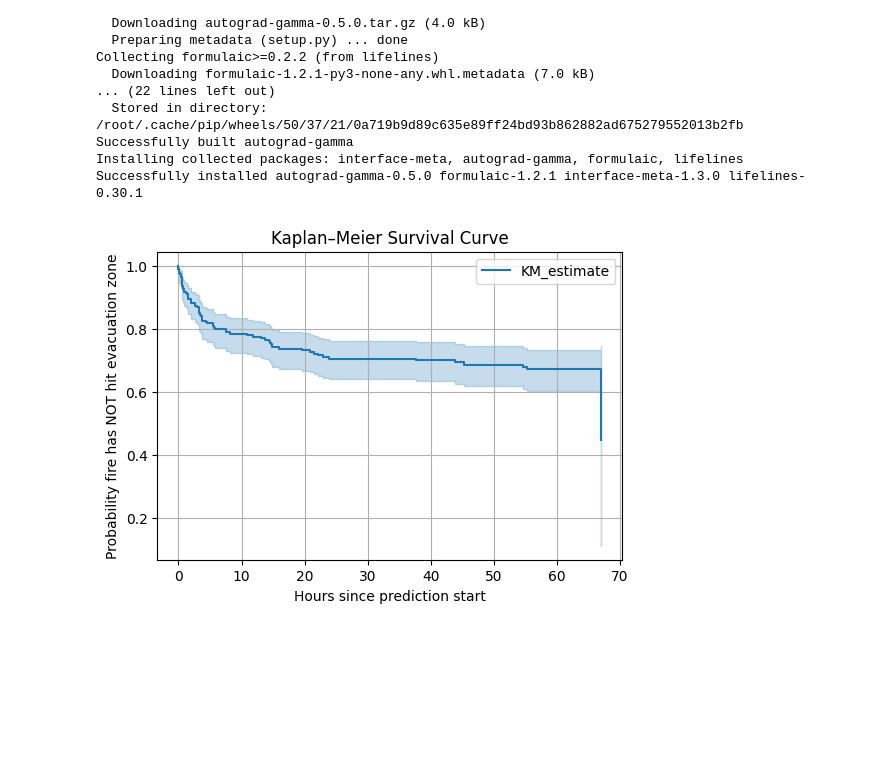
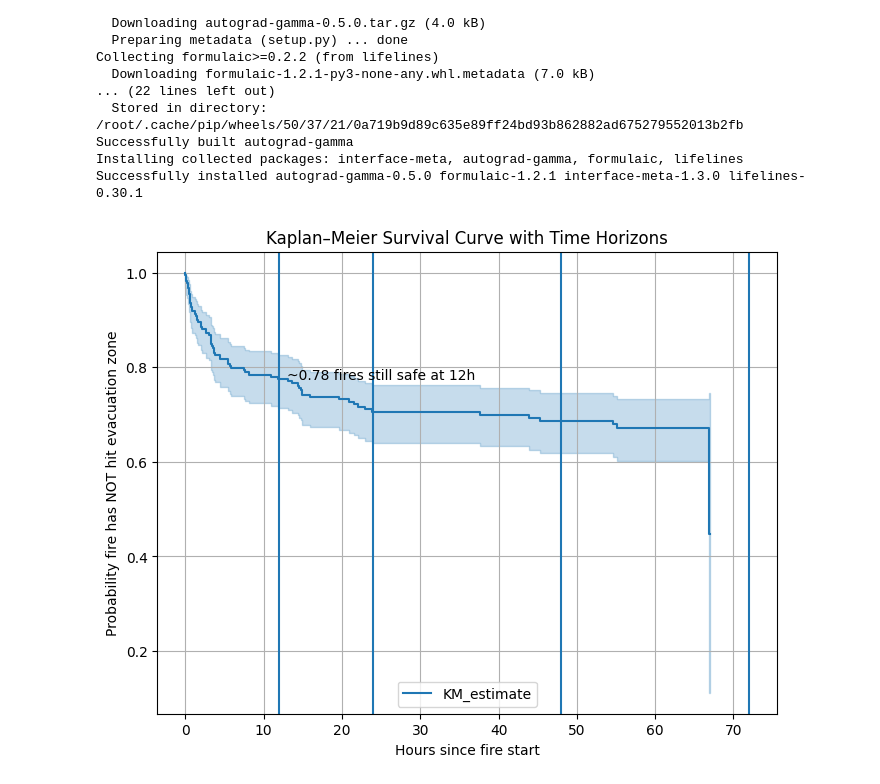
Before and after one commit to kholostovamk/KaggleCompetitionFires, a Jupyter notebook: notebook68a9156674.ipynb, the cells around one changed output. Cells and saved outputs as stored; diff of their text form; code cells hidden in the pictures; blank space fills up the shorter version.

```diff
--- a/notebook68a9156674.ipynb
+++ b/notebook68a9156674.ipynb
@@ -392,21 +399,28 @@ Successfully installed autograd-gamma-0.5.0 formulaic-1.2.1 interface-meta-1.3.0
 # %%
 from lifelines import KaplanMeierFitter
 import matplotlib.pyplot as plt
 
 kmf = KaplanMeierFitter()
-
 T = train["time_to_hit_hours"]
 E = train["event"]
 
 kmf.fit(T, event_observed=E)
 
-plt.figure(figsize=(6,4))
+plt.figure(figsize=(8,6))
 kmf.plot_survival_function()
 
-plt.title("Kaplan–Meier Survival Curve")
-plt.xlabel("Hours since prediction start")
+# mark needed horizons
+for h in [12, 24, 48, 72]:
+    plt.axvline(x=h)
+
+# Add text label at 12h
+surv_12 = kmf.predict(12)
+plt.text(13, surv_12, f"~{surv_12:.2f} fires still safe at 12h")
+
+plt.title("Kaplan–Meier Survival Curve with Time Horizons")
+plt.xlabel("Hours since fire start")
 plt.ylabel("Probability fire has NOT hit evacuation zone")
 plt.grid()
 plt.show()
 # %% [output]
-[figure, old version]
+[figure, new version]
```
Also changed, not shown: parts of 19 cells of this notebook.
